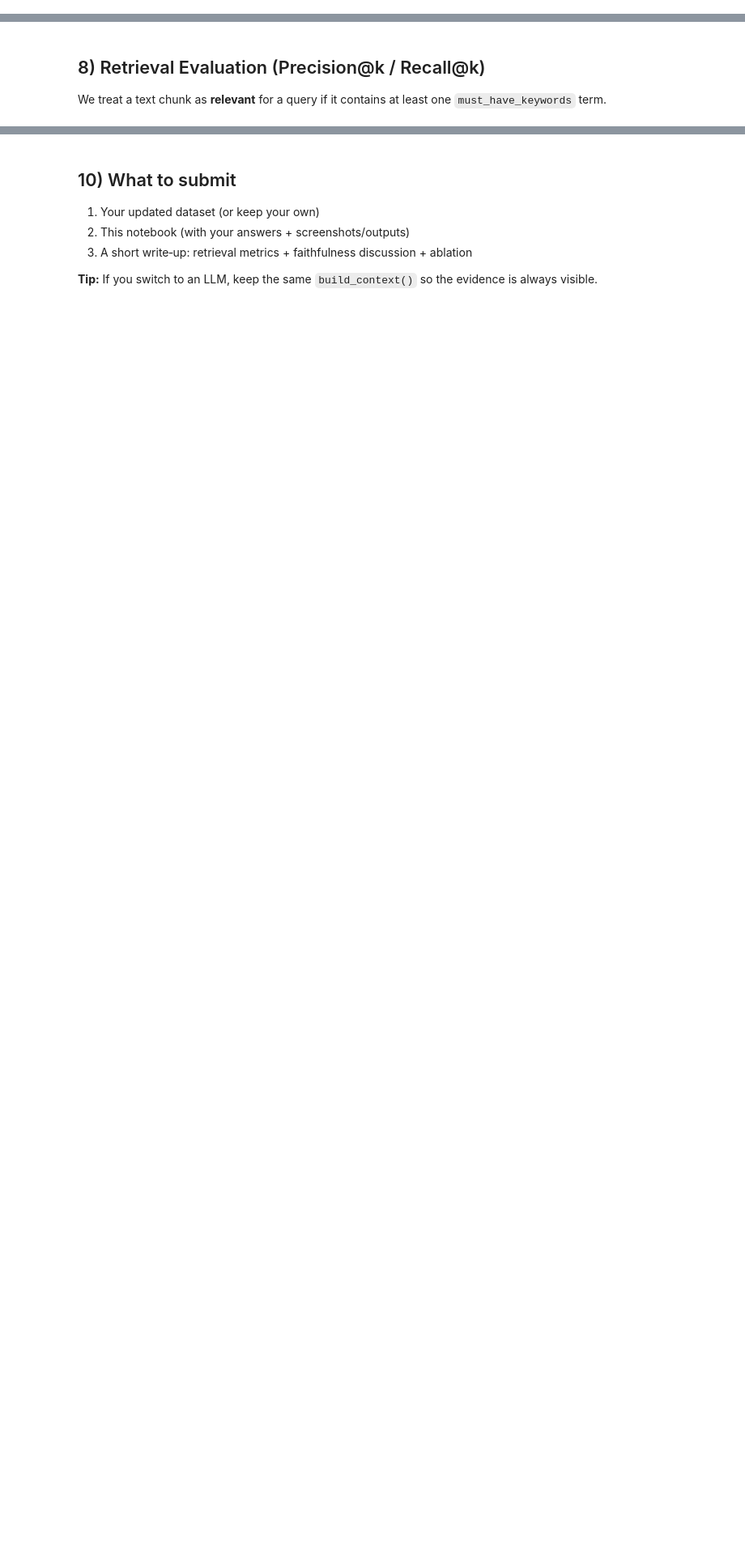
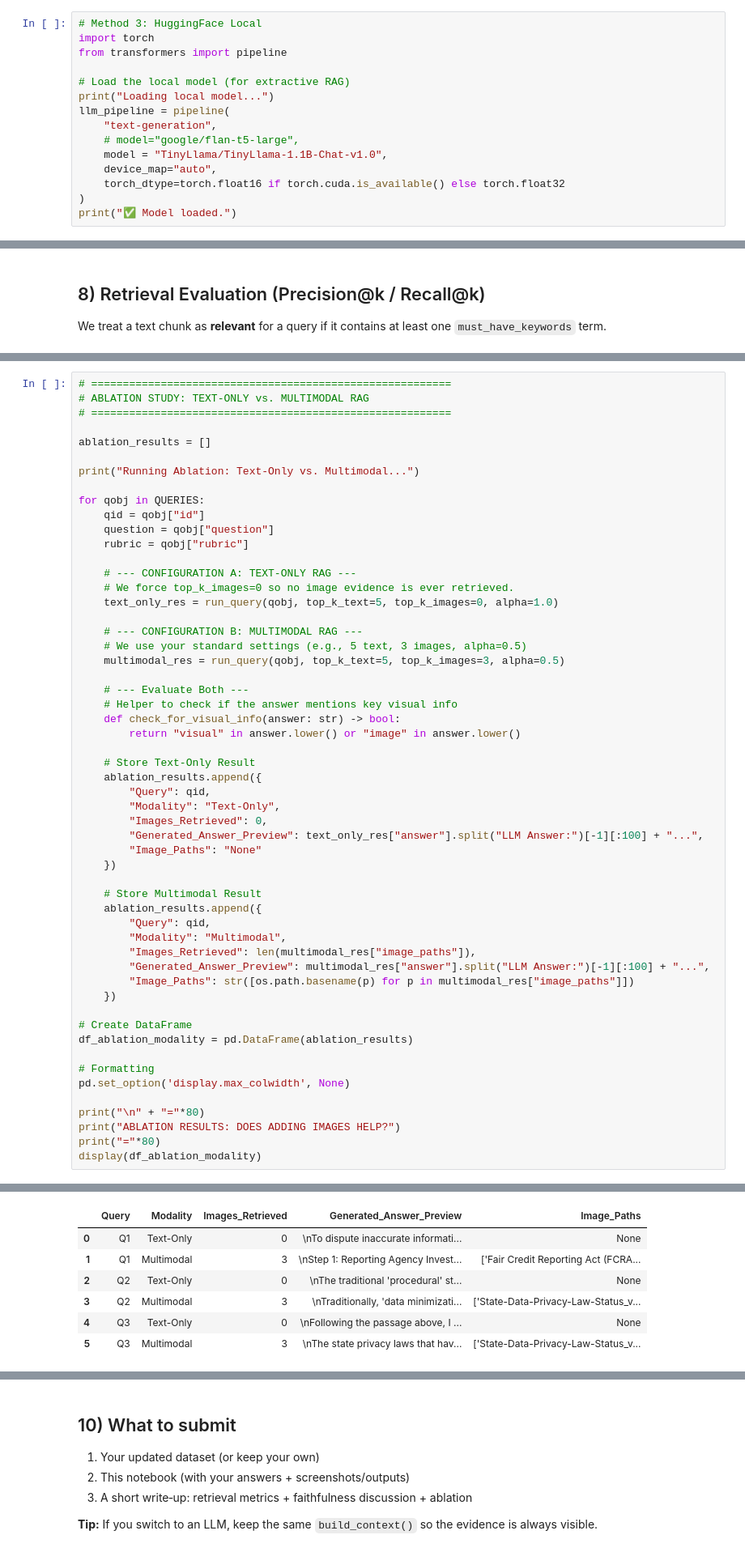
Before and after one commit to mosomo82/COMP_SCI_5542, a Jupyter notebook: Week_3/project_src/CS5542_Lab3.ipynb, the cells around one changed output, grey strips where cells are left out. Shown at 81% size. Cells and saved outputs as stored; diff of their text form; blank space fills up the shorter version.

```diff
--- a/Week_3/project_src/CS5542_Lab3.ipynb
+++ b/Week_3/project_src/CS5542_Lab3.ipynb
@@ -540,0 +1134,15 @@ for r in results:
+# %%
+# Method 3: HuggingFace Local
+import torch
+from transformers import pipeline
+
+# Load the local model (for extractive RAG)
+print("Loading local model...")
+llm_pipeline = pipeline(
+    "text-generation",
+    # model="google/flan-t5-large",
+    model = "TinyLlama/TinyLlama-1.1B-Chat-v1.0",
+    device_map="auto",
+    torch_dtype=torch.float16 if torch.cuda.is_available() else torch.float32
+)
+print("✅ Model loaded.")
@@ -616,0 +1587,56 @@ df_ablation
+# %%
+# =========================================================
+# ABLATION STUDY: TEXT-ONLY vs. MULTIMODAL RAG
+# =========================================================
+
+ablation_results = []
+
+print("Running Ablation: Text-Only vs. Multimodal...")
+
+for qobj in QUERIES:
+    qid = qobj["id"]
+    question = qobj["question"]
+    rubric = qobj["rubric"]
+
+    # --- CONFIGURATION A: TEXT-ONLY RAG ---
+    # We force top_k_images=0 so no image evidence is ever retrieved.
+    text_only_res = run_query(qobj, top_k_text=5, top_k_images=0, alpha=1.0)
+
+    # --- CONFIGURATION B: MULTIMODAL RAG ---
+    # We use your standard settings (e.g., 5 text, 3 images, alpha=0.5)
+    multimodal_res = run_query(qobj, top_k_text=5, top_k_images=3, alpha=0.5)
+
+    # --- Evaluate Both ---
+    # Helper to check if the answer mentions key visual info
+    def check_for_visual_info(answer: str) -> bool:
+        return "visual" in answer.lower() or "image" in answer.lower()
+
+    # Store Text-Only Result
+    ablation_results.append({
+        "Query": qid,
+        "Modality": "Text-Only",
+        "Images_Retrieved": 0,
+        "Generated_Answer_Preview": text_only_res["answer"].split("LLM Answer:")[-1][:100] + "...",
+        "Image_Paths": "None"
+    })
+
+    # Store Multimodal Result
+    ablation_results.append({
+        "Query": qid,
+        "Modality": "Multimodal",
+        "Images_Retrieved": len(multimodal_res["image_paths"]),
+        "Generated_Answer_Preview": multimodal_res["answer"].split("LLM Answer:")[-1][:100] + "...",
+        "Image_Paths": str([os.path.basename(p) for p in multimodal_res["image_paths"]])
+    })
+
+# Create DataFrame
+df_ablation_modality = pd.DataFrame(ablation_results)
+
+# Formatting
+pd.set_option('display.max_colwidth', None)
+
+print("\n" + "="*80)
+print("ABLATION RESULTS: DOES ADDING IMAGES HELP?")
+print("="*80)
+display(df_ablation_modality)
+# %% [output]
@@ -616,0 +1653,7 @@ df_ablation
+|  | Query | Modality | Images_Retrieved | Generated_Answer_Preview | Image_Paths |
+| 0 | Q1 | Text-Only | 0 | \nTo dispute inaccurate informati... | None |
+| 1 | Q1 | Multimodal | 3 | \nStep 1: Reporting Agency Invest... | ['Fair Credit Reporting Act (FCRA... |
+| 2 | Q2 | Text-Only | 0 | \nThe traditional 'procedural' st... | None |
+| 3 | Q2 | Multimodal | 3 | \nTraditionally, 'data minimizati... | ['State-Data-Privacy-Law-Status_v... |
+| 4 | Q3 | Text-Only | 0 | \nFollowing the passage above, I ... | None |
+| 5 | Q3 | Multimodal | 3 | \nThe state privacy laws that hav... | ['State-Data-Privacy-Law-Status_v... |
```
Also changed, not shown: parts of 43 cells of this notebook, 2 other files.
